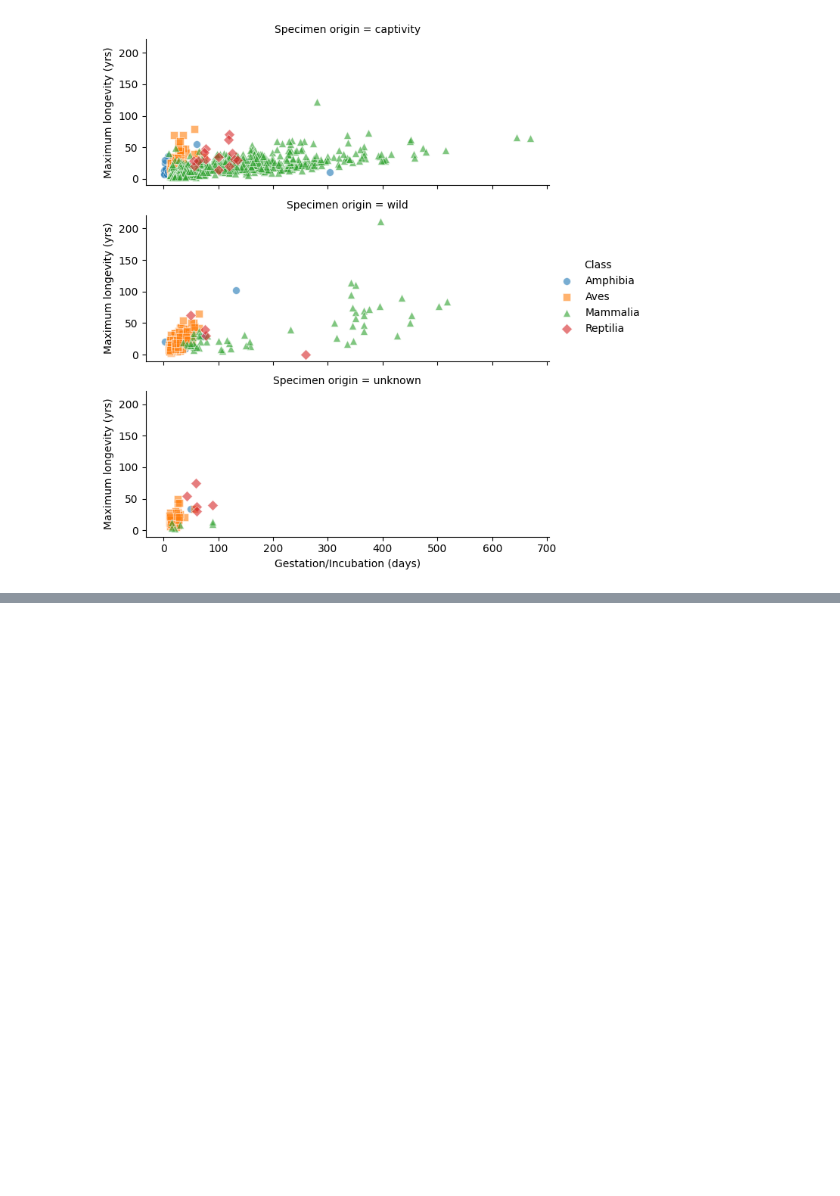
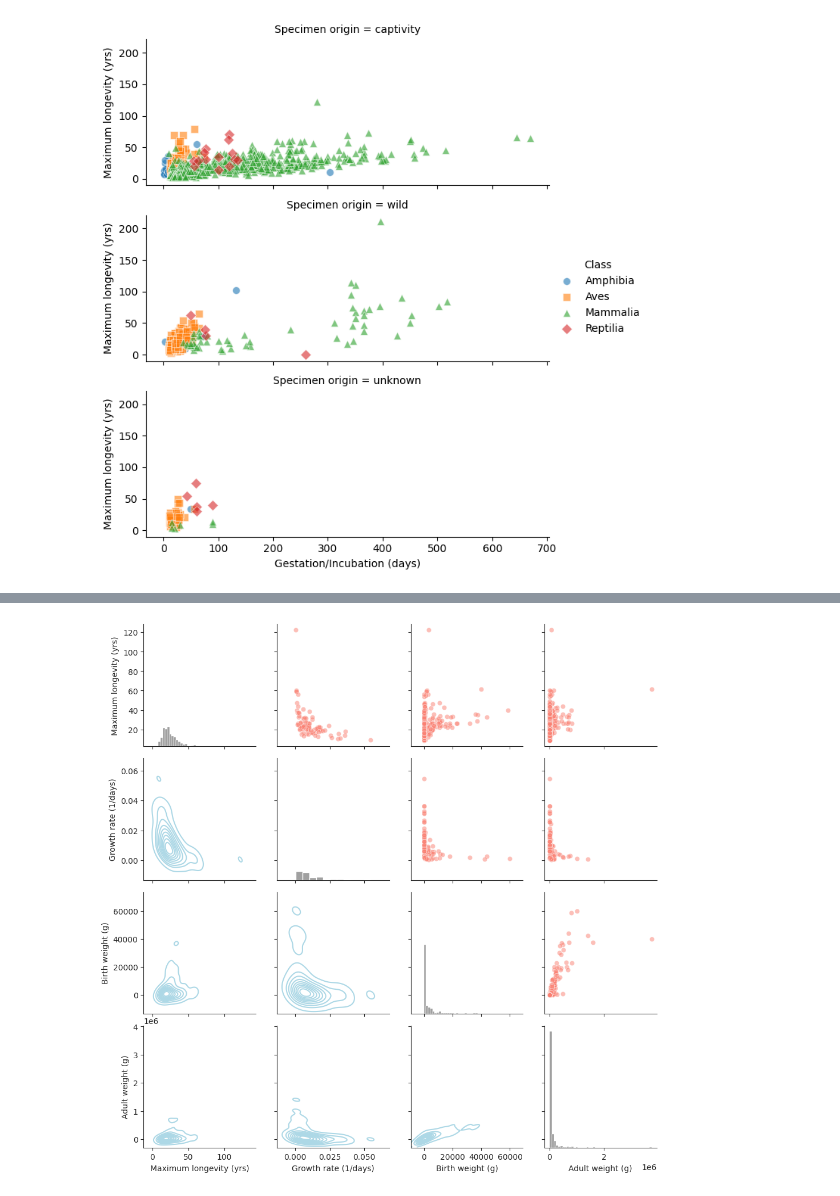
Before and after one commit to JacquelineAldridge/data-visualization-notebooks, a Jupyter notebook: notebooks/3.8-grillas.ipynb, the cells around one changed output, grey strips where cells are left out. Saved outputs shown, nothing was run; the diff lists cells and outputs as text; code cells hidden in the pictures; blank space fills up the shorter version.

```diff
--- a/notebooks/3.8-grillas.ipynb
+++ b/notebooks/3.8-grillas.ipynb
@@ -211,0 +261,8 @@ for year, ax in zip(g.col_names, g.axes):
+# %%
+with sns.axes_style("ticks"):
+    g = sns.PairGrid(df_anage_mammalia)
+    g.map_upper(sns.scatterplot, color="salmon", alpha=0.5)
+    g.map_diag(sns.histplot, color="gray")
+    g.map_lower(sns.kdeplot, color="lightblue")
+# %% [output]
+[figure, added]
```
Also changed, not shown: parts of 8 cells of this notebook.
